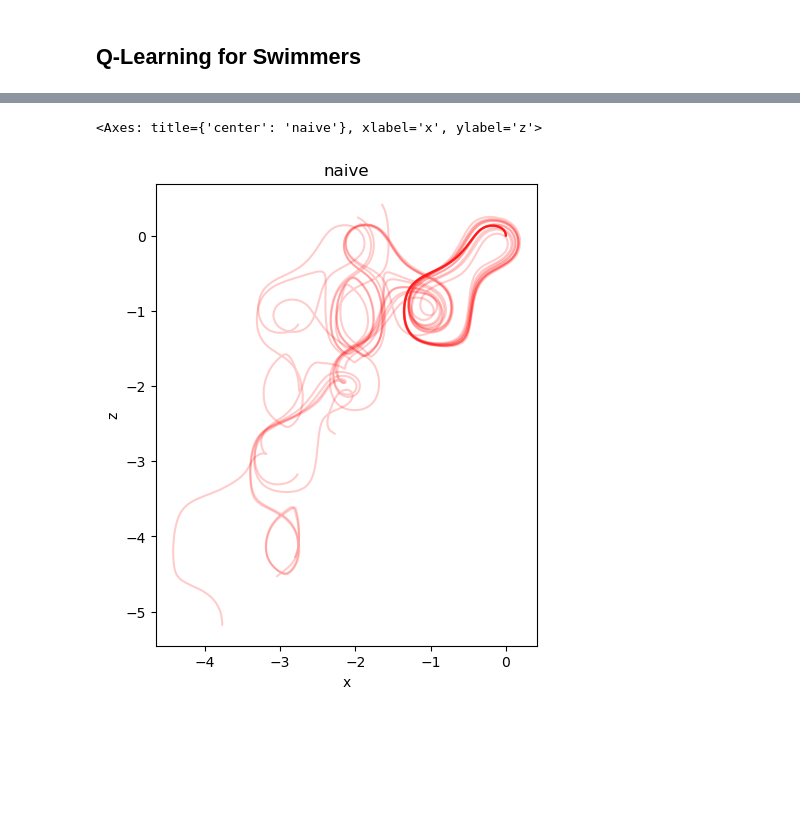
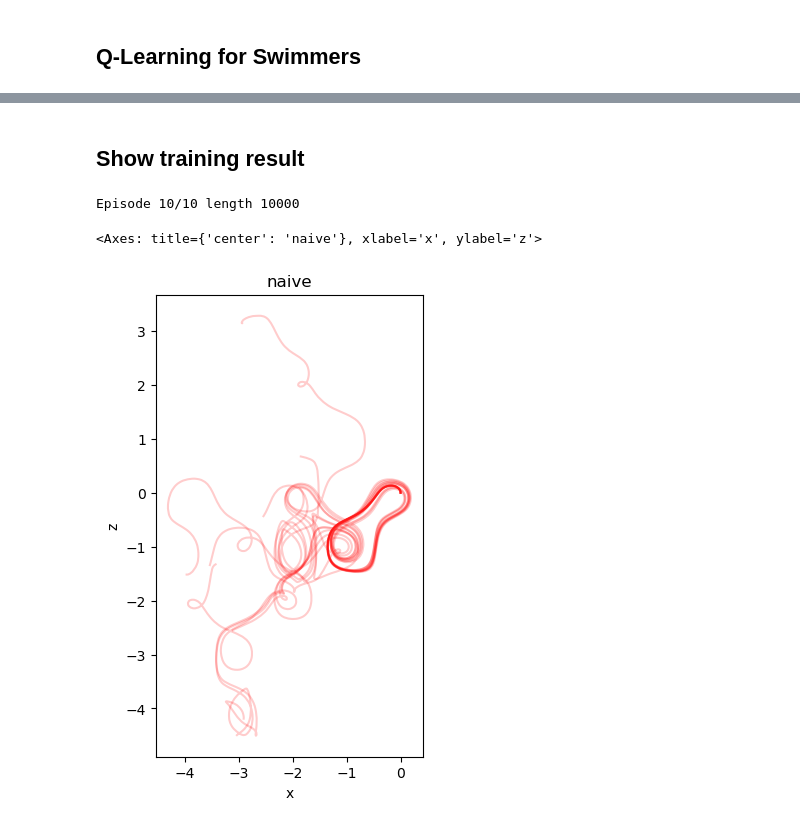
Before and after one commit to feizhanxia/FlowNavigation_via_RL_Reproduction, a Jupyter notebook: TGF.ipynb, the cells around one changed output, grey strips where cells are left out. Cells and saved outputs as stored; diff of their text form; code cells hidden in the pictures; blank space fills up the shorter version.

```diff
--- a/TGF.ipynb
+++ b/TGF.ipynb
@@ -480,6 +499,6 @@ swimmer30 = Swimmer(env3,max_steps=10000)
 # %%
 ini_pos = np.array([0.0,0.0])
 ini_dir = np.array([np.pi/2])
-num_epi = 10
-swimmer30.swim(initial_position=ini_pos,initial_direction=ini_dir,num_episodes=num_epi)
-swimmer33.swim(initial_position=ini_pos,initial_direction=ini_dir,num_episodes=num_epi)
+agent0.train()
+agent2.train(initial_position = ini_pos, initial_direction = ini_dir)
+agent3.train(initial_position = ini_pos, initial_direction = ini_dir)
@@ -504,0 +507,2 @@ Episode 10/10 length 10001
+# %%
+plot_training_results(agent0, 50, plot_length=False, plot_return=True)
@@ -504,0 +511,3 @@ Episode 10/10 length 10001
+# %%
+fig, ax = plt.subplots(1,1,figsize=(15,6))
+plot_training_trajectories(agent0,ax,phase_size = 6000)
@@ -505,6 +516,26 @@ Episode 10/10 length 10001
+# %% [markdown]
+## Show training result
+# %%
+swimmer0 = Swimmer(env0,max_steps=10000) # naive swimmer
+swimmer00 = Swimmer(env0,max_steps=10000,agent=agent0) # swimmer00 trained by agent0
+swimmer01 = Swimmer(env0,max_steps=10000,agent=agent1) # swimmer01 trained by agent1
+swimmer02 = Swimmer(env0,max_steps=10000,agent=agent2) # swimmer02 trained by agent2
+swimmer03 = Swimmer(env0,max_steps=10000,agent=agent3) # swimmer03 trained by agent3
+# %%
+# Test: Each swimmer swims for 10 episodes.
+ini_pos = np.array([0.0,0.0])
+ini_dir = np.array([np.pi/2])
+num_epi = 10
+swimmer0.swim(initial_position=ini_pos,initial_direction=ini_dir,num_episodes=num_epi);
+swimmer00.swim(initial_position=ini_pos,initial_direction=ini_dir,num_episodes=num_epi);
+swimmer01.swim(initial_position=ini_pos,initial_direction=ini_dir,num_episodes=num_epi);
+swimmer02.swim(initial_position=ini_pos,initial_direction=ini_dir,num_episodes=num_epi);
+swimmer03.swim(initial_position=ini_pos,initial_direction=ini_dir,num_episodes=num_epi);
+# %% [output]
+Episode 10/10 length 10000
 # %%
-plot_trajectories(swimmer30.trajectories[10:],title = 'naive',color='r-')
+plot_trajectories(swimmer00.trajectories,title = 'naive',color='r-')
 # %% [output]
 <Axes: title={'center': 'naive'}, xlabel='x', ylabel='z'>
-[figure, old version]
+[figure, new version]
 # %%
```
Also changed, not shown: parts of 18 cells of this notebook, 11 other files.
